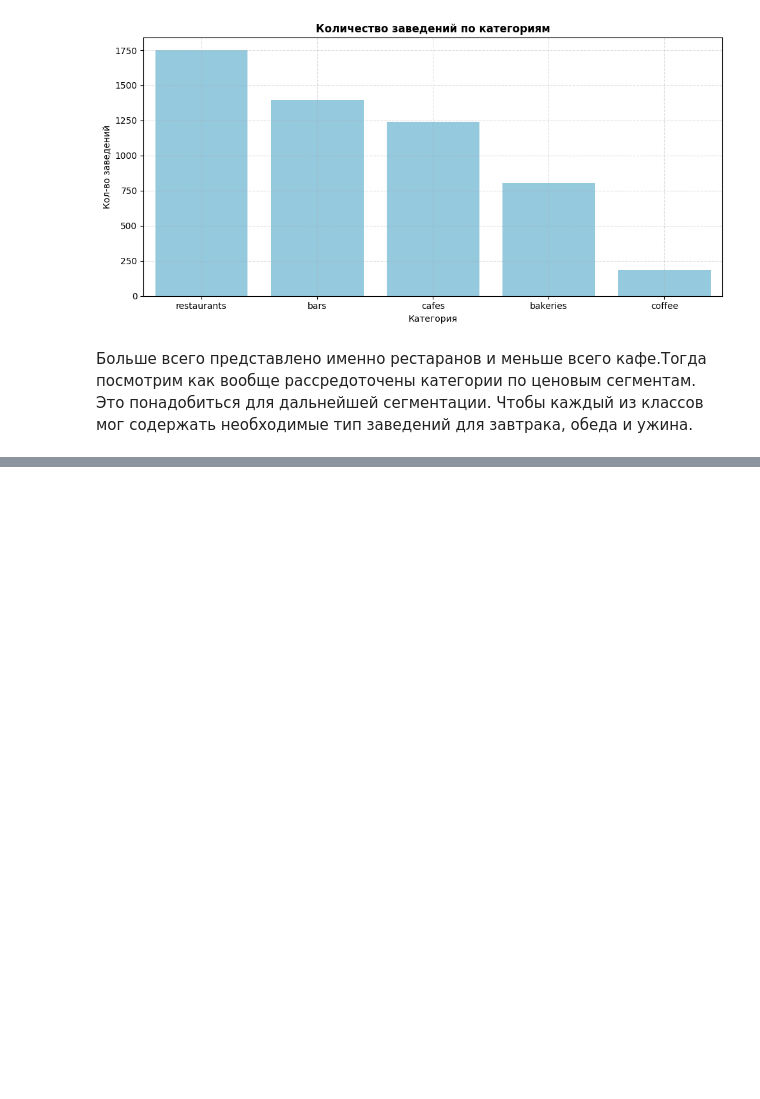
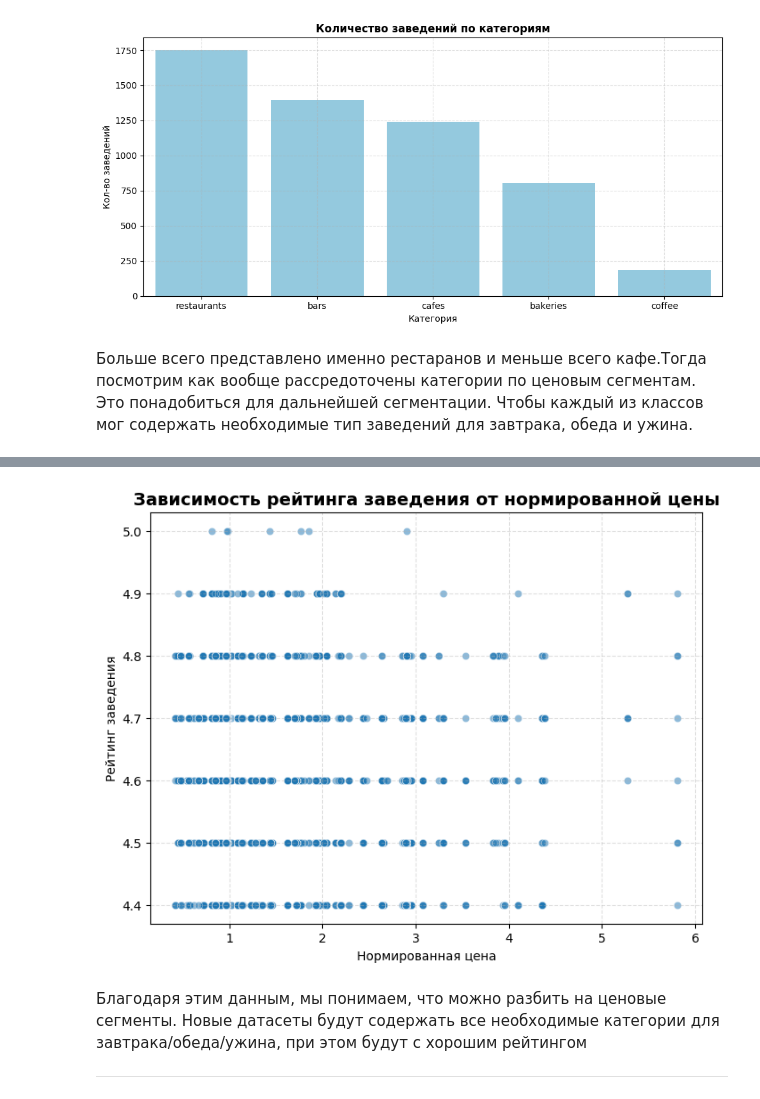
Before and after one commit to gryzunov4ik-create/group_project, a Jupyter notebook: Main_notebook.ipynb, the cells around one changed output, grey strips where cells are left out. Saved outputs shown, nothing was run; the diff lists cells and outputs as text; code cells hidden in the pictures; blank space fills up the shorter version.

```diff
--- a/Main_notebook.ipynb
+++ b/Main_notebook.ipynb
@@ -252,0 +335,16 @@ Name: count, dtype: int64
+# %%
+plt.figure(figsize=(8,6))
+sns.scatterplot(data=df, x='Нормирование', y='Рейтинг заведения', alpha=0.5)
+
+plt.title('Зависимость рейтинга заведения от нормированной цены', fontsize=14, fontweight='bold')
+plt.xlabel('Нормированная цена')
+plt.ylabel('Рейтинг заведения')
+plt.grid(ls='--', alpha=0.4)
+plt.show()
+# %% [output]
+[figure, added]
+# %% [markdown]
+Благодаря этим данным, мы понимаем, что можно разбить на ценовые сегменты. Новые датасеты будут содержать все необходимые категории для завтрака/обеда/ужина, при этом будут с хорошим рейтингом
+
+
+---
```
Also changed, not shown: parts of 9 cells of this notebook.
